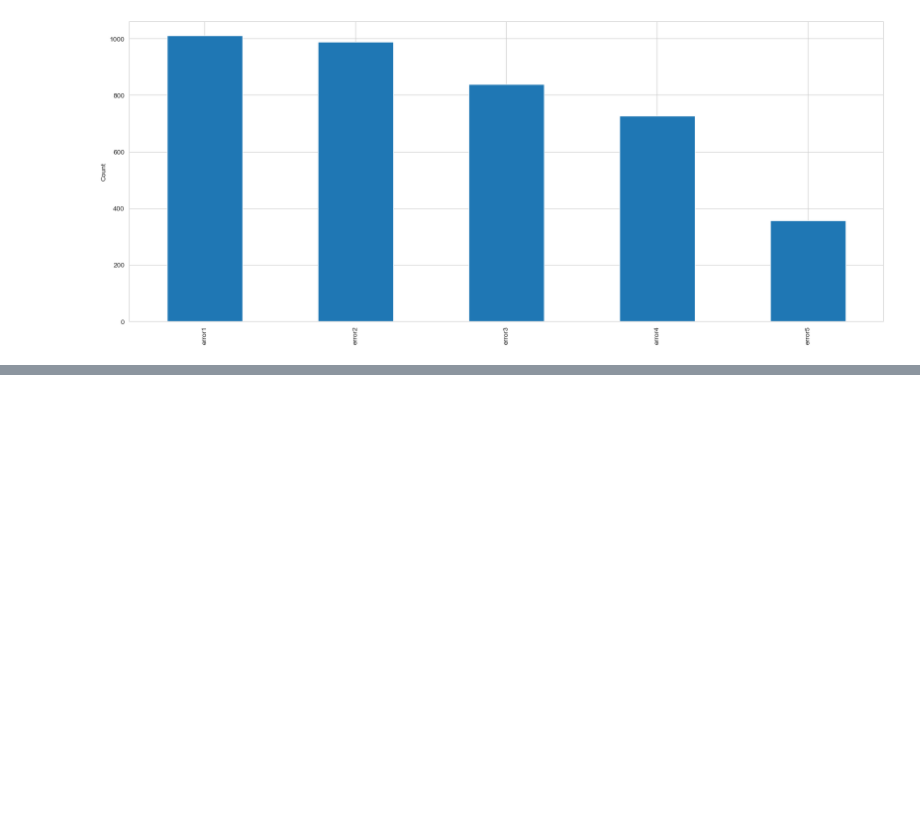
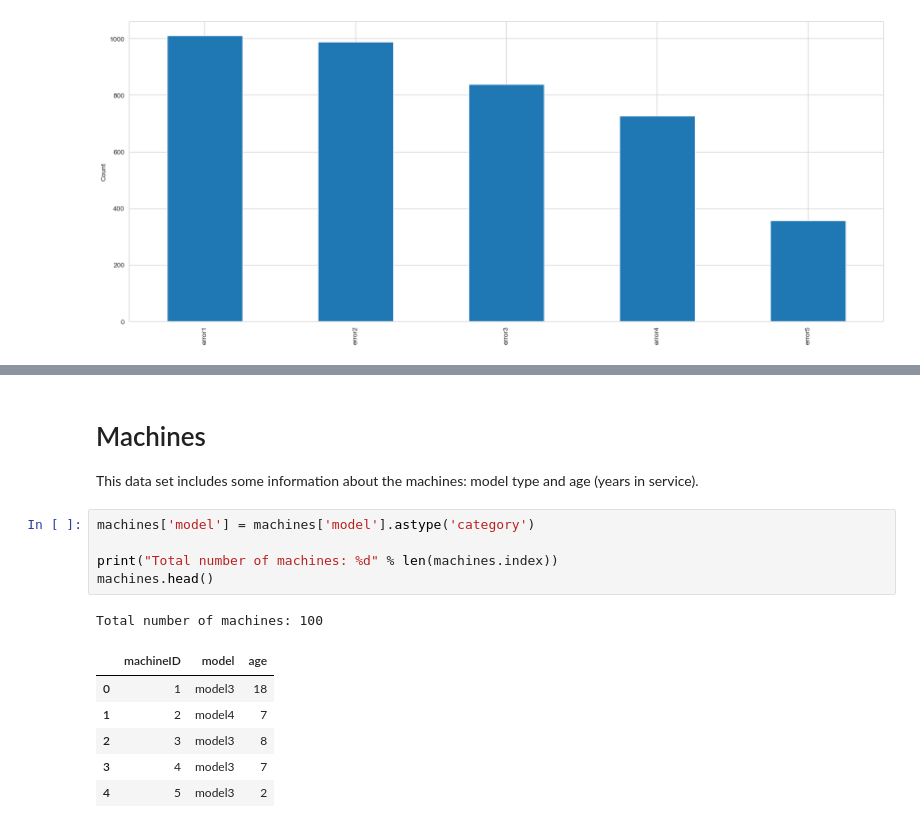
Before and after one commit to TahsinPavel/Machine-Learning-Model-for-Predictive-Maintenance-, a Jupyter notebook: Predictive Maintenance .ipynb, the cells around one changed output, grey strips where cells are left out. Drawn from its saved outputs; the diff is of its cells as text; blank space fills up the shorter version.

```diff
--- a/Predictive Maintenance .ipynb
+++ b/Predictive Maintenance .ipynb
@@ -101,0 +132,17 @@ Name: errorID, dtype: int64
+# %% [markdown]
+# Machines
+
+This data set includes some information about the machines: model type and age (years in service).
+# %%
+machines['model'] = machines['model'].astype('category')
+
+print("Total number of machines: %d" % len(machines.index))
+machines.head()
+# %% [output]
+Total number of machines: 100
+|  | machineID | model | age |
+| 0 | 1 | model3 | 18 |
+| 1 | 2 | model4 | 7 |
+| 2 | 3 | model3 | 8 |
+| 3 | 4 | model3 | 7 |
+| 4 | 5 | model3 | 2 |
```
Also changed, not shown: parts of 3 cells of this notebook, 1 other file.
